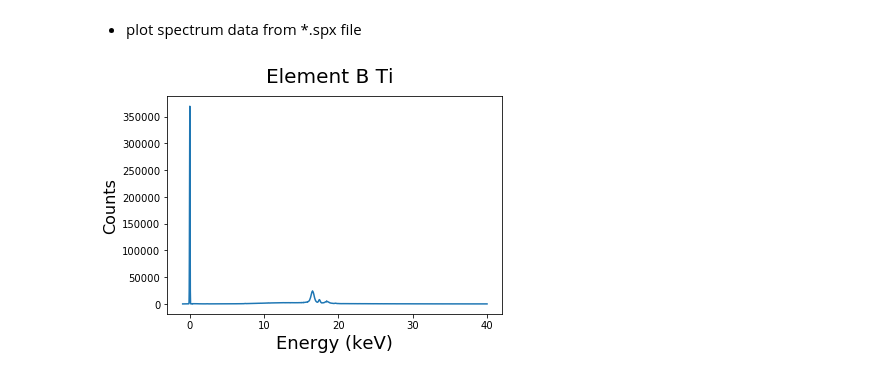
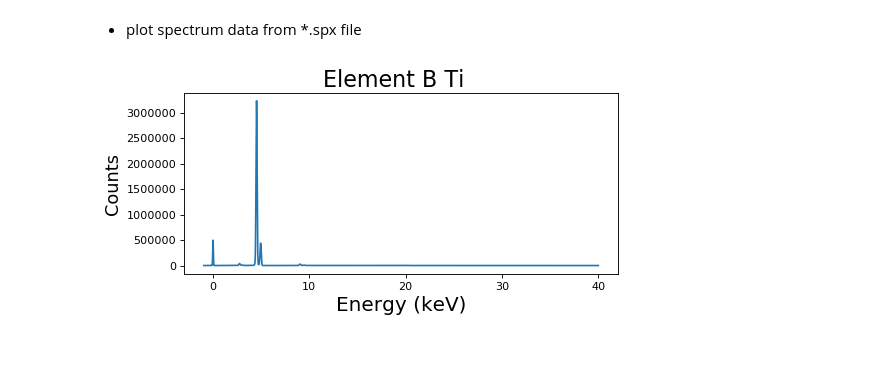
Before and after one commit to thevincentlan/NIST_PREP_SUMMER_2020, a Jupyter notebook: NIST_PREP_SUMMER_2020.ipynb, the cells around one changed output. Saved outputs shown, nothing was run; the diff lists cells and outputs as text; code cells hidden in the pictures; blank space fills up the shorter version.

```diff
--- a/NIST_PREP_SUMMER_2020.ipynb
+++ b/NIST_PREP_SUMMER_2020.ipynb
@@ -47,11 +47,11 @@ brio.bruker_spx_import(Ti)
 # %% [markdown]
 - plot spectrum data from *.spx file
 # %%
-fig = plt.figure()
-plt.plot(Mo_acryl.energy_scale, Mo_acryl.channels)
+fig = plt.figure(num=None, figsize=(7, 3), dpi=80, facecolor='w', edgecolor='k')
+plt.plot(Ti.energy_scale, Ti.channels)
 fig.suptitle('Element B Ti', fontsize=20)
 plt.xlabel('Energy (keV)', fontsize=18)
 plt.ylabel('Counts', fontsize=16)
 plt.show()
 # %% [output]
-[figure, old version]
+[figure, new version]
```
Also changed, not shown: parts of 3 cells of this notebook, 1 other file.
